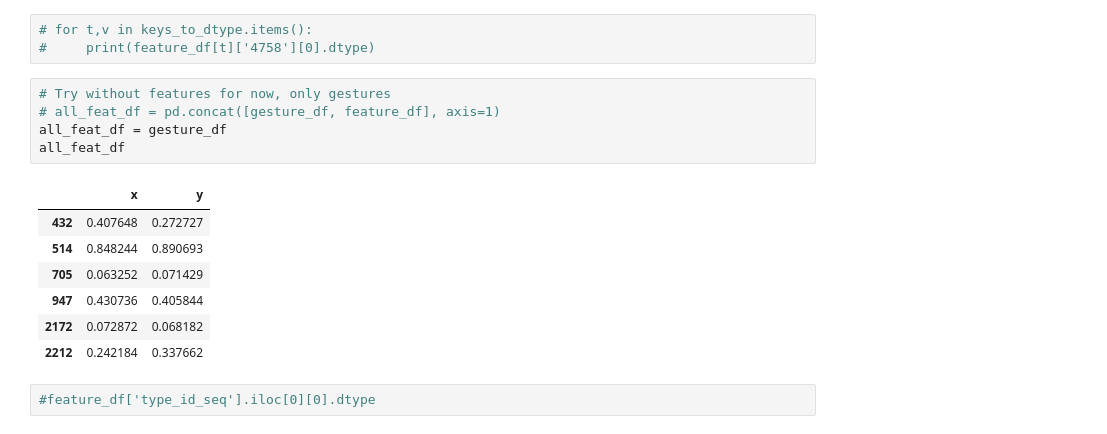
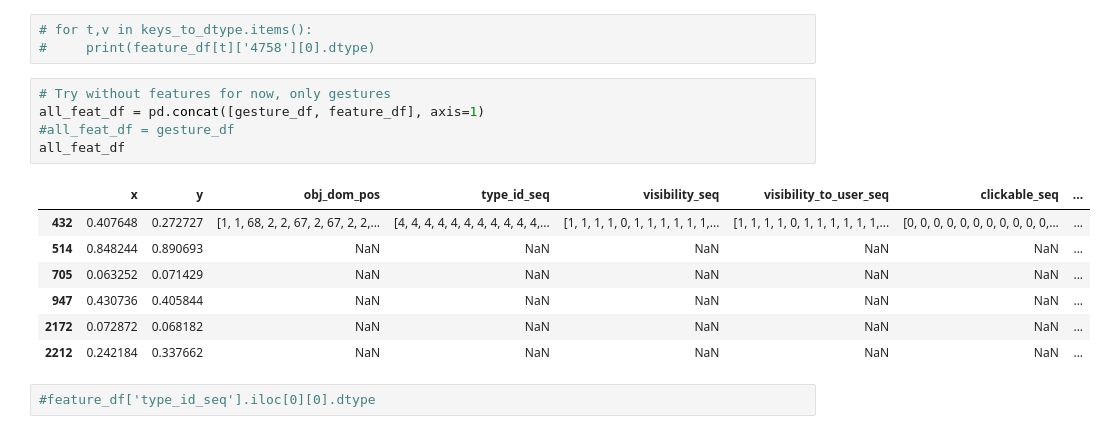
Before and after one commit to Gustl22/android_intent_prediction, a Jupyter notebook: rnn/rnn_model.ipynb, the cells around one changed output. Cells and saved outputs as stored; diff of their text form.

```diff
--- a/rnn/rnn_model.ipynb
+++ b/rnn/rnn_model.ipynb
@@ -106,17 +107,17 @@ feature_df
 #     print(feature_df[t]['4758'][0].dtype)
 # %%
 # Try without features for now, only gestures
-# all_feat_df = pd.concat([gesture_df, feature_df], axis=1)
-all_feat_df = gesture_df
+all_feat_df = pd.concat([gesture_df, feature_df], axis=1)
+#all_feat_df = gesture_df
 all_feat_df
 # %% [output]
-|  | x | y |
-| 432 | 0.407648 | 0.272727 |
-| 514 | 0.848244 | 0.890693 |
-| 705 | 0.063252 | 0.071429 |
-| 947 | 0.430736 | 0.405844 |
-| 2172 | 0.072872 | 0.068182 |
-| 2212 | 0.242184 | 0.337662 |
+|  | x | y | obj_dom_pos | type_id_seq | visibility_seq | visibility_to_user_seq | clickable_seq | ... |
+| 432 | 0.407648 | 0.272727 | [1, 1, 68, 2, 2, 67, 2, 67, 2, 2,... | [4, 4, 4, 4, 4, 4, 4, 4, 4, 4, 4,... | [1, 1, 1, 1, 0, 1, 1, 1, 1, 1, 1,... | [1, 1, 1, 1, 0, 1, 1, 1, 1, 1, 1,... | [0, 0, 0, 0, 0, 0, 0, 0, 0, 0, 0,... | ... |
+| 514 | 0.848244 | 0.890693 | NaN | NaN | NaN | NaN | NaN | ... |
+| 705 | 0.063252 | 0.071429 | NaN | NaN | NaN | NaN | NaN | ... |
+| 947 | 0.430736 | 0.405844 | NaN | NaN | NaN | NaN | NaN | ... |
+| 2172 | 0.072872 | 0.068182 | NaN | NaN | NaN | NaN | NaN | ... |
+| 2212 | 0.242184 | 0.337662 | NaN | NaN | NaN | NaN | NaN | ... |
 # %%
 #feature_df['type_id_seq'].iloc[0][0].dtype
 # %%
```
Also changed, not shown: parts of 7 cells of this notebook.
